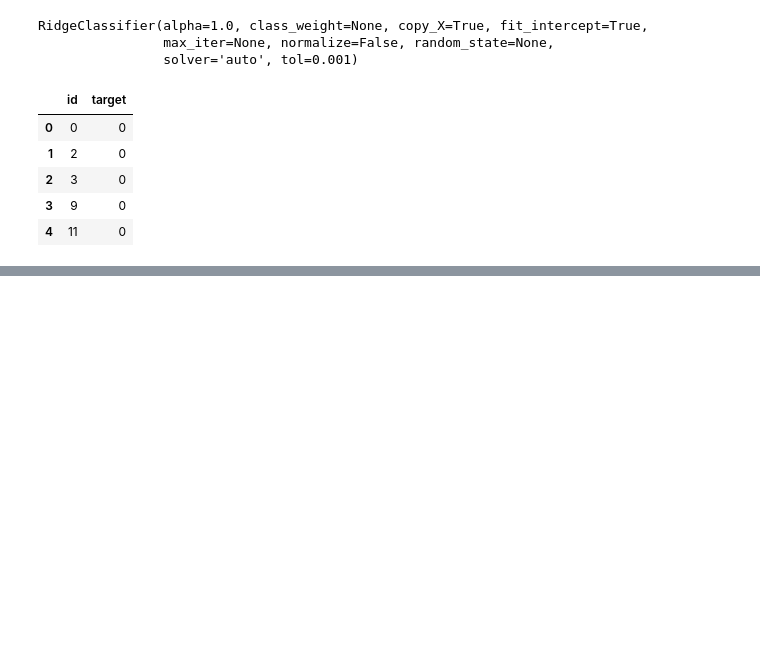
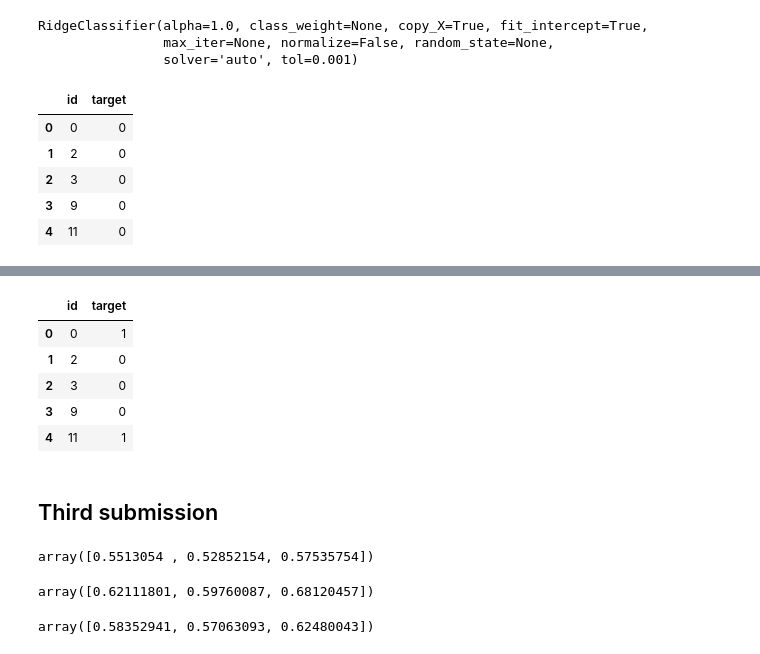
Before and after one commit to ArslanAhmadeev/Kaggle, a Jupyter notebook: NLP_Projects/NLP_with_disaster_tweets/First_Solution.ipynb, the cells around one changed output, grey strips where cells are left out. Saved outputs shown, nothing was run; the diff lists cells and outputs as text; code cells hidden in the pictures; blank space fills up the shorter version.

```diff
--- a/NLP_Projects/NLP_with_disaster_tweets/First_Solution.ipynb
+++ b/NLP_Projects/NLP_with_disaster_tweets/First_Solution.ipynb
@@ -113,0 +220,18 @@ sub1.head()
+# %%
+prediction2 = clf2.predict(test_vectors)
+
+sub2 = pd.DataFrame(data=sample_submission['id'].values, columns=['id'])
+sub2['target'] = prediction2
+
+sub2.to_csv('submissions/sub2.csv', index=False)
+# %%
+sub2.head()
+# %% [output]
+|  | id | target |
+| 0 | 0 | 1 |
+| 1 | 2 | 0 |
+| 2 | 3 | 0 |
+| 3 | 9 | 0 |
+| 4 | 11 | 1 |
+# %% [markdown]
+## Third submission
@@ -113,0 +245,18 @@ sub1.head()
+# %%
+log_reg_clf1 = linear_model.LogisticRegression(penalty='l1', solver='saga', n_jobs=-1, max_iter=10000)
+scores = model_selection.cross_val_score(log_reg_clf1, train_vectors, train_df["target"], cv=3, scoring="f1")
+scores
+# %% [output]
+array([0.5513054 , 0.52852154, 0.57535754])
+# %%
+log_reg_clf2 = linear_model.LogisticRegression(penalty='l2', solver='lbfgs', n_jobs=-1, max_iter=10000)
+scores = model_selection.cross_val_score(log_reg_clf2, train_vectors, train_df["target"], cv=3, scoring="f1")
+scores
+# %% [output]
+array([0.62111801, 0.59760087, 0.68120457])
+# %%
+log_reg_clf3 = linear_model.LogisticRegression(penalty='elasticnet', solver='saga', l1_ratio=0.5, n_jobs=-1, max_iter=10000)
+scores = model_selection.cross_val_score(log_reg_clf3, train_vectors, train_df["target"], cv=3, scoring="f1")
+scores
+# %% [output]
+array([0.58352941, 0.57063093, 0.62480043])
```
Also changed, not shown: parts of 26 cells of this notebook, 2 other files.
